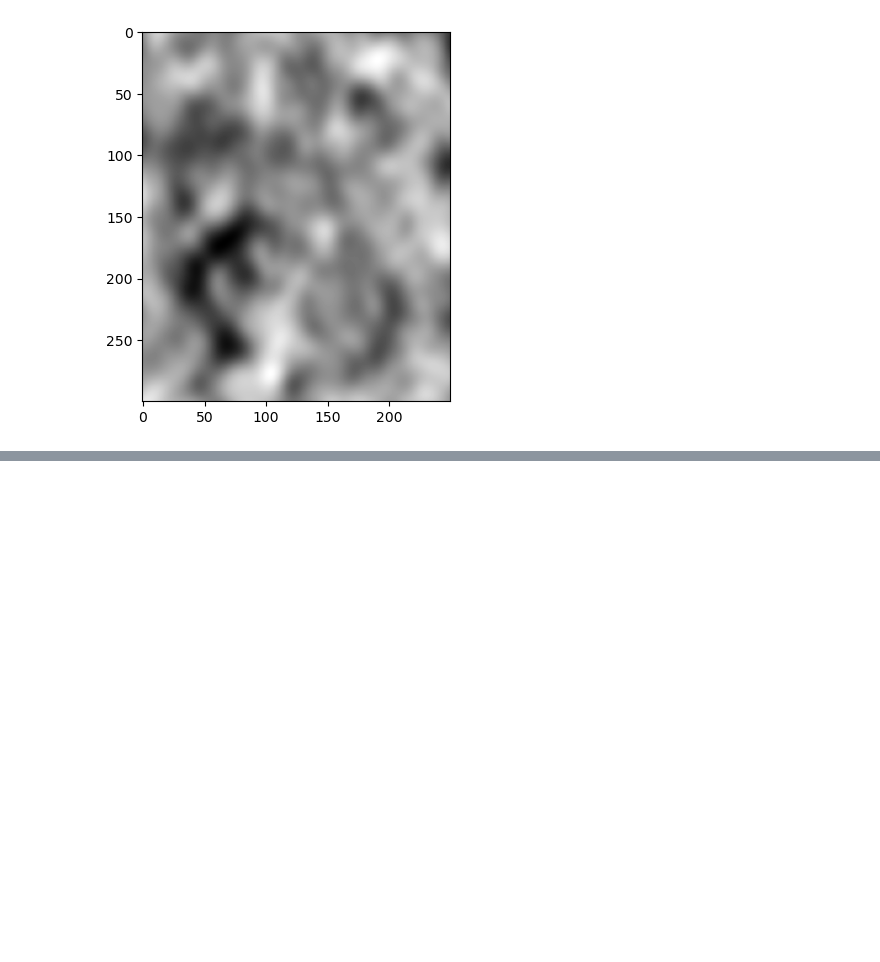
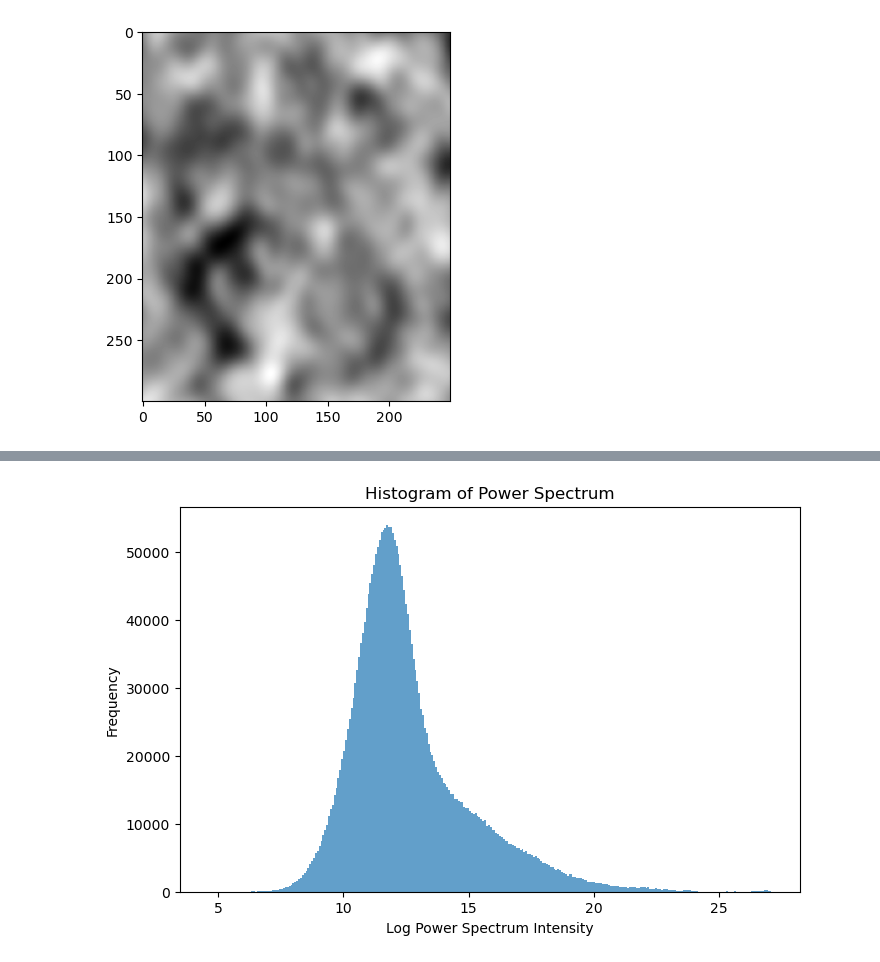
Before and after one commit to stilxam/INR_BEP, a Jupyter notebook: grad_train_trail.ipynb, the cells around one changed output, grey strips where cells are left out. Drawn from its saved outputs; the diff is of its cells as text; code cells hidden in the pictures; blank space fills up the shorter version.

```diff
--- a/grad_train_trail.ipynb
+++ b/grad_train_trail.ipynb
@@ -430,0 +235,18 @@ print(gray_parrot('example_data/parrot.png')[c[:,0], c[:,1]]/255, '\n', jax.vmap
+# %%
+image = load_image_as_array('example_data/parrot.png')
+
+fft_image = jnp.fft.fft2(image)
+fft_shifted = jnp.fft.fftshift(fft_image)
+
+power_spectrum = jnp.abs(fft_shifted) ** 2
+power_spectrum = power_spectrum[:,:,0]+power_spectrum[:,:,1]+power_spectrum[:,:,2]
+# %%
+
+plt.figure(figsize=(8, 5))
+plt.hist(jnp.log(power_spectrum.flatten()), bins=300, alpha=0.7)
+plt.xlabel("Log Power Spectrum Intensity")
+plt.ylabel("Frequency")
+plt.title("Histogram of Power Spectrum")
+plt.show()
+# %% [output]
+[figure, added]
```
Also changed, not shown: parts of 16 cells of this notebook, 5 other files.
